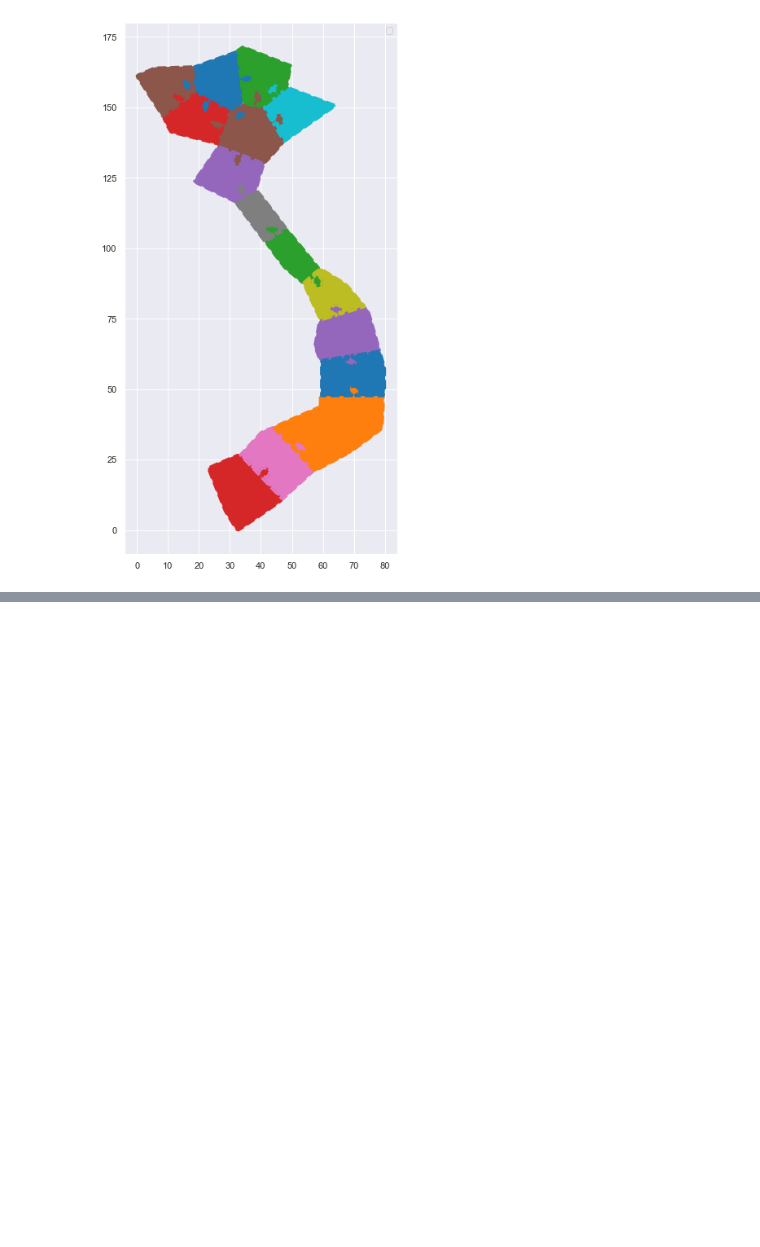
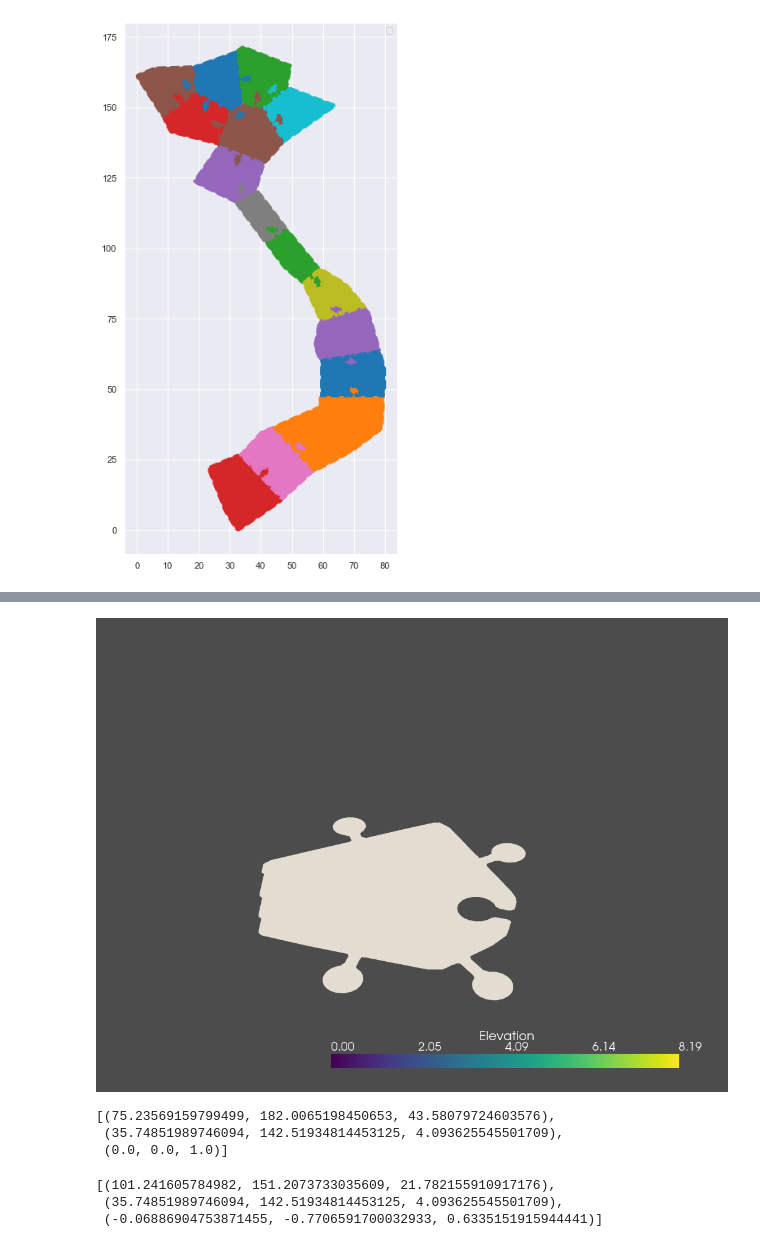
Before and after one commit to nickvazz/Puzzle3D, a Jupyter notebook: GeneratePieces.ipynb, the cells around one changed output, grey strips where cells are left out. Saved outputs shown, nothing was run; the diff lists cells and outputs as text; code cells hidden in the pictures; blank space fills up the shorter version.

```diff
--- a/GeneratePieces.ipynb
+++ b/GeneratePieces.ipynb
@@ -159,0 +238,20 @@ import trimesh.creation as tc
+# %%
+origin = vmc.center
+origin[-1] = vmc.bounds[4]
+p = pv.Plotter()
+
+p.add_mesh(vmc.extract_geometry().project_points_to_plane(origin))
+p.add_mesh(vmc.elevation(), opacity=0.9)
+p.enable_depth_peeling()
+p.show()
+# %% [output]
+[figure, added]
+[(75.23569159799499, 182.0065198450653, 43.58079724603576),
+ (35.74851989746094, 142.51934814453125, 4.093625545501709),
+ (0.0, 0.0, 1.0)]
+# %%
+vmc.extract_all_edges().elevation().plot(notebook=False)
+# %% [output]
+[(101.241605784982, 151.2073733035609, 21.782155910917176),
+ (35.74851989746094, 142.51934814453125, 4.093625545501709),
+ (-0.06886904753871455, -0.7706591700032933, 0.6335151915944441)]
```
Also changed, not shown: parts of 41 cells of this notebook, 18 other files.
